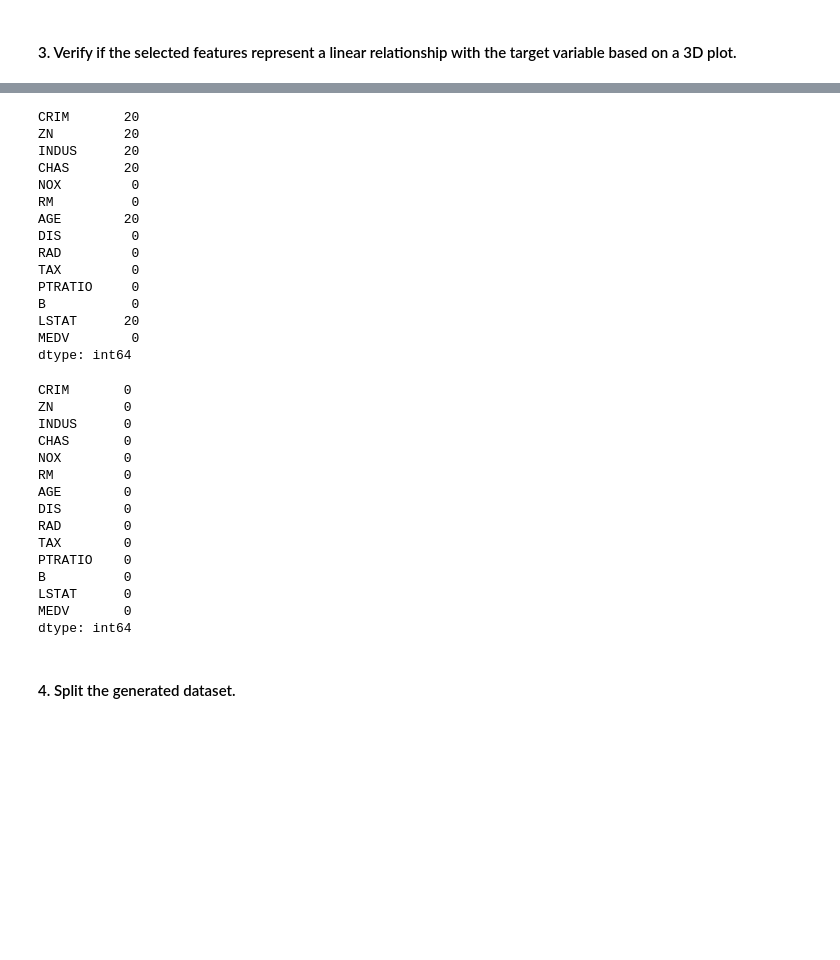
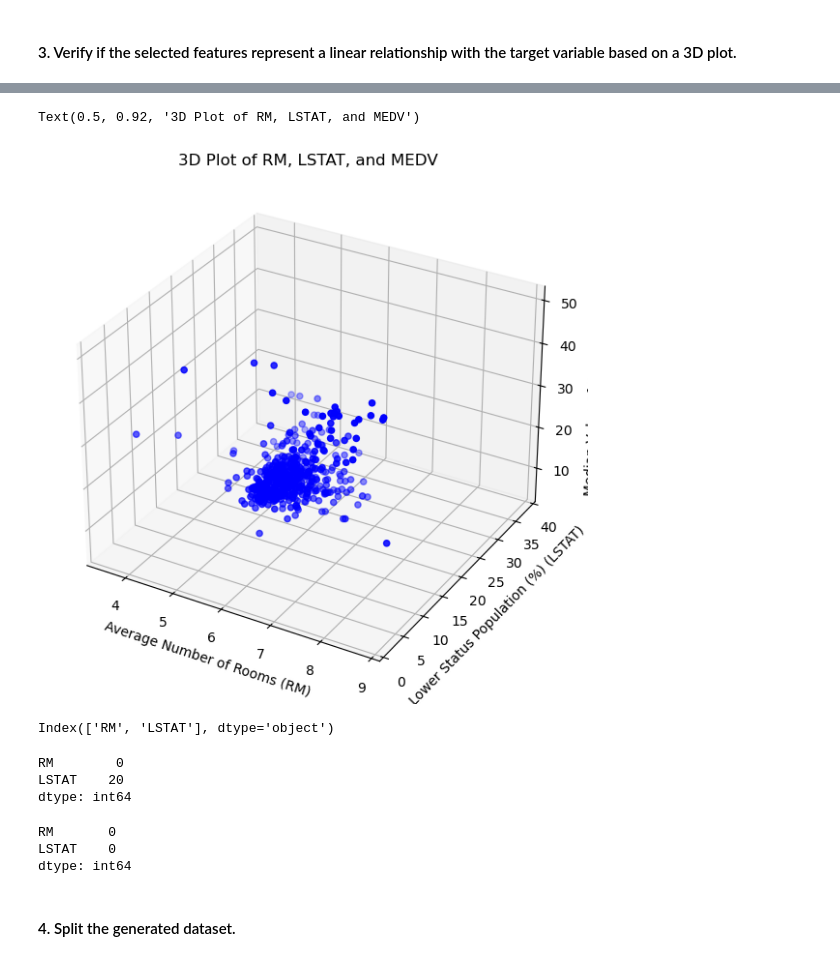
Before and after one commit to SenhadjiMSaid/ML-IASD-2CS-ESI-SBA, a Jupyter notebook: TP3/TP3V2.ipynb, the cells around one changed output, grey strips where cells are left out. Cells and saved outputs as stored; diff of their text form; code cells hidden in the pictures; blank space fills up the shorter version.

```diff
--- a/TP3/TP3V2.ipynb
+++ b/TP3/TP3V2.ipynb
@@ -303,40 +272,34 @@ for feature in dataset2.columns[:-1]:
+# %%
+from mpl_toolkits.mplot3d import Axes3D # type: ignore
+
+fig = plt.figure(figsize=(10, 7))
+ax = fig.add_subplot(111, projection='3d')
+ax.scatter(dataset2['RM'], dataset2['LSTAT'], dataset2['MEDV'], c='b', marker='o')
+ax.set_xlabel('Average Number of Rooms (RM)')
+ax.set_ylabel('Lower Status Population (%) (LSTAT)')
+ax.set_zlabel('Median Value of Homes (MEDV)')
+ax.set_title('3D Plot of RM, LSTAT, and MEDV')
+# %% [output]
+Text(0.5, 0.92, '3D Plot of RM, LSTAT, and MEDV')
+[figure, added]
+# %%
+selected_features = high_corr_features.drop('MEDV')
+selected_features
+# %% [output]
+Index(['RM', 'LSTAT'], dtype='object')
 # %%
-dataset2.isna().sum()
+dataset2[selected_features].isna().sum()
 # %% [output]
-CRIM       20
-ZN         20
-INDUS      20
-CHAS       20
-NOX         0
-RM          0
-AGE        20
-DIS         0
-RAD         0
-TAX         0
-PTRATIO     0
-B           0
-LSTAT      20
-MEDV        0
+RM        0
+LSTAT    20
 dtype: int64
 # %%
-for feature in dataset2.columns:
+for feature in selected_features:
     dataset2[feature] = dataset2[feature].fillna(dataset2[feature].mean())
-dataset2.isna().sum()
+dataset2[selected_features].isna().sum()
 # %% [output]
-CRIM       0
-ZN         0
-INDUS      0
-CHAS       0
-NOX        0
-RM         0
-AGE        0
-DIS        0
-RAD        0
-TAX        0
-PTRATIO    0
-B          0
-LSTAT      0
-MEDV       0
+RM       0
+LSTAT    0
 dtype: int64
 # %% [markdown]
 #### 4. Split the generated dataset.
```
Also changed, not shown: parts of 28 cells of this notebook.
